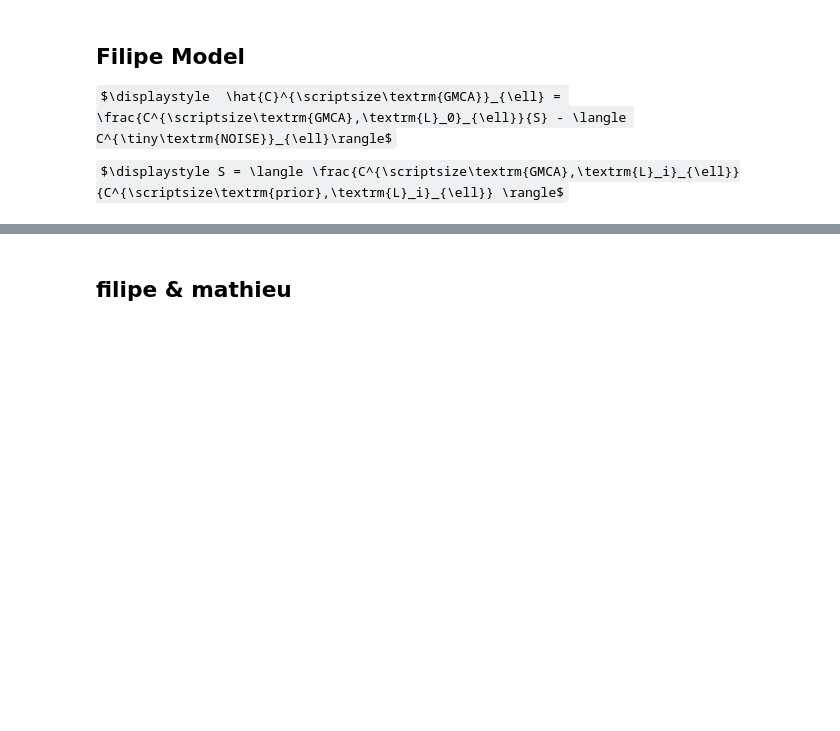
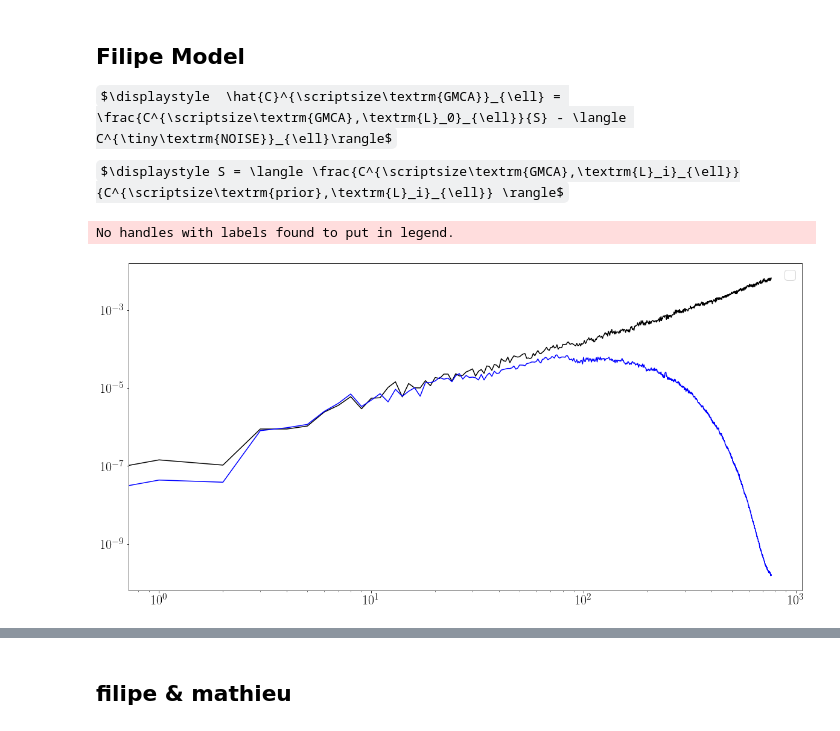
Before and after one commit to zxcorr/ComponentSeparation, a Jupyter notebook: Alessandro/NoiseDebiasing2GMCA_analysis.ipynb, the cells around one changed output, grey strips where cells are left out. Cells and saved outputs as stored; diff of their text form; code cells hidden in the pictures; some formulas as TeX source; blank space fills up the shorter version.

```diff
--- a/Alessandro/NoiseDebiasing2GMCA_analysis.ipynb
+++ b/Alessandro/NoiseDebiasing2GMCA_analysis.ipynb
@@ -46,0 +49,12 @@ $\displaystyle S = \langle \frac{C^{\scriptsize\textrm{GMCA},\textrm{L}_i}_{\ell
+# %%
+plt.figure(figsize=(20,10))
+l = np.arange(len(Cls["21cm"]["L11"][10]))
+fact=l*(l+1)/(2*np.pi)
+plt.plot(l,fact*Cls["21cm"]["L11"][10], color="black")
+plt.plot(l,fact*Cls["pure"]["L11"][10], color="blue")
+plt.xscale("log")
+plt.yscale("log")
+plt.legend();
+# %% [output]
+No handles with labels found to put in legend.
+[figure, added]
```
Also changed, not shown: parts of 12 cells of this notebook, 3 other files.
